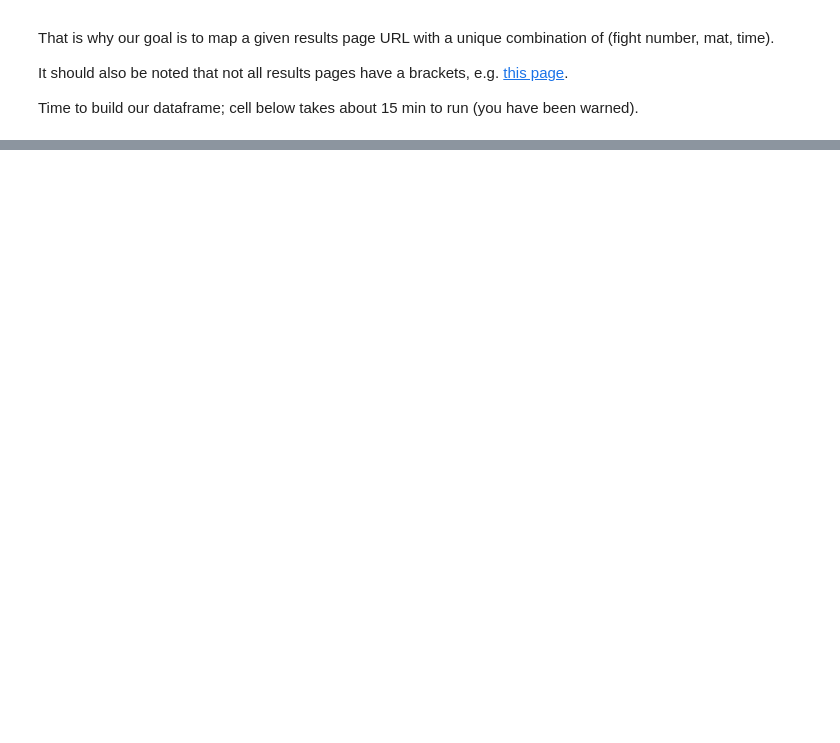
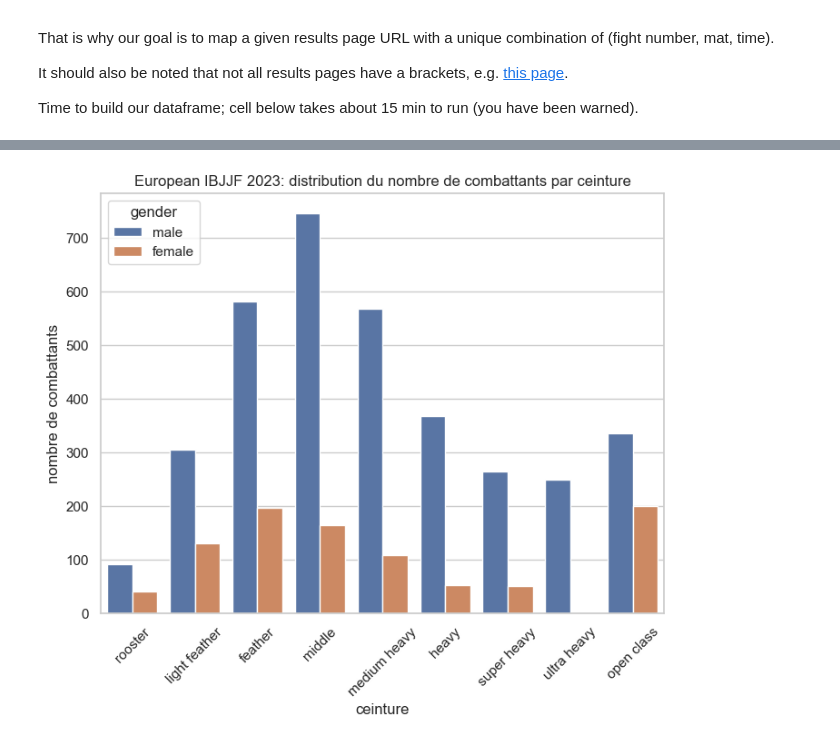
Before and after one commit to peanutbatard/scraping, a Jupyter notebook: IBJJF European Championship - scraping + basic analysis.ipynb, the cells around one changed output, grey strips where cells are left out. Drawn from its saved outputs; the diff is of its cells as text; code cells hidden in the pictures; blank space fills up the shorter version.

```diff
--- a/IBJJF European Championship - scraping + basic analysis.ipynb
+++ b/IBJJF European Championship - scraping + basic analysis.ipynb
@@ -1077,0 +1560,30 @@ Next: extract dates and times, heatmap, team perf, % female, fight no is not a u
+# %%
+sns.set_theme(style = 'whitegrid')
+
+weight_list = ['rooster'
+               , 'light feather'
+               , 'feather'
+               , 'middle'
+               , 'medium heavy'
+               , 'heavy'
+               , 'super heavy'
+               , 'ultra heavy'
+               , 'open class']
+
+col_list = ['weight', 'gender']
+df = df_fighters[['name', 'club'] + col_list].drop_duplicates()
+
+fig, ax = plt.subplots(figsize = (8, 6))
+ax = sns.countplot(data = df
+                   , x = col_list[0]
+                   , order = weight_list
+                   , hue = col_list[1])
+ax.set(xlabel = 'ceinture'
+       , ylabel = 'nombre de combattants'
+       , title = 'European IBJJF 2023: distribution du nombre de combattants par ceinture')
+
+plt.xticks(rotation = 45)
+
+plt.show()
+# %% [output]
+[figure, added]
```
Also changed, not shown: parts of 90 cells of this notebook, 7 other files.
